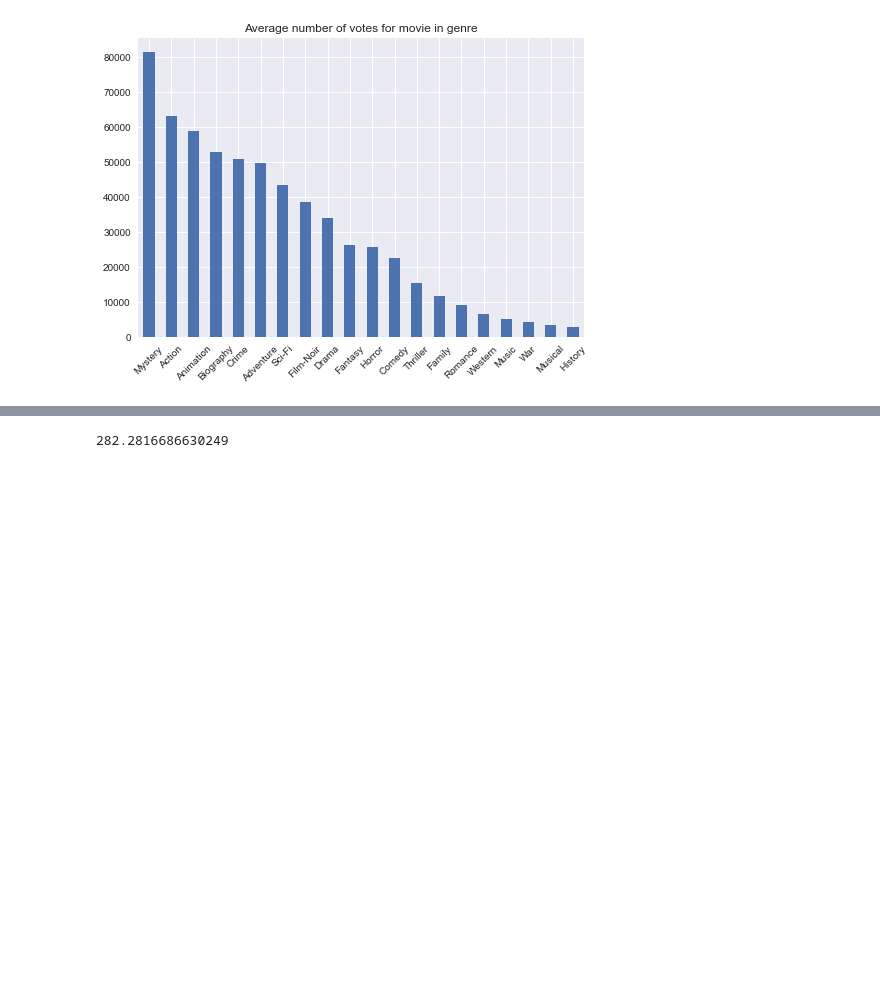
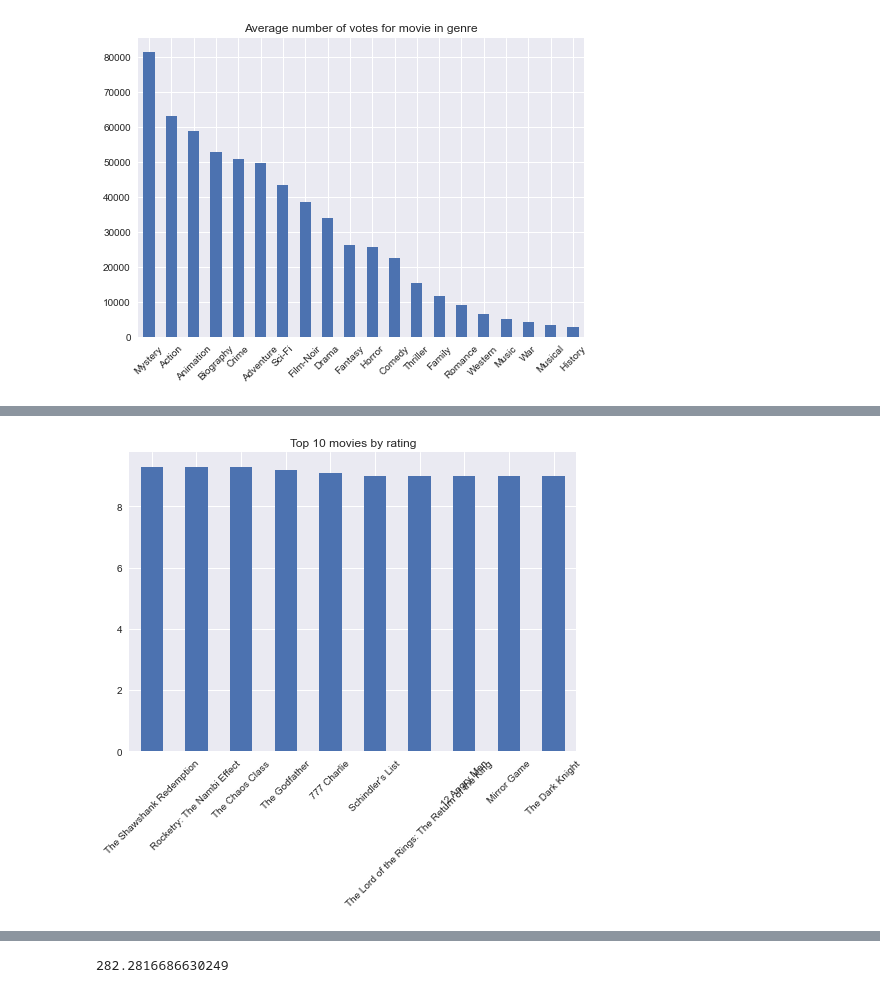
Before and after one commit to ilyamil/movie_recommender_system, a Jupyter notebook: notebooks/reviews_analysis.ipynb, the cells around one changed output, grey strips where cells are left out. Cells and saved outputs as stored; diff of their text form; code cells hidden in the pictures; blank space fills up the shorter version.

```diff
--- a/notebooks/reviews_analysis.ipynb
+++ b/notebooks/reviews_analysis.ipynb
@@ -96,0 +211,14 @@ plt.show()
+# %%
+top_movies_by_rating = (
+    metadata
+    .query('num_votes > 10000')
+    .sort_values('rating', ascending=False)
+    .set_index('original_title')
+    ['rating']
+    .iloc[:10]
+)
+top_movies_by_rating.plot.bar(title='Top 10 movies by rating', xlabel='')
+plt.xticks(rotation=45)
+plt.show()
+# %% [output]
+[figure, added]
```
Also changed, not shown: parts of 18 cells of this notebook, 2 other files.
